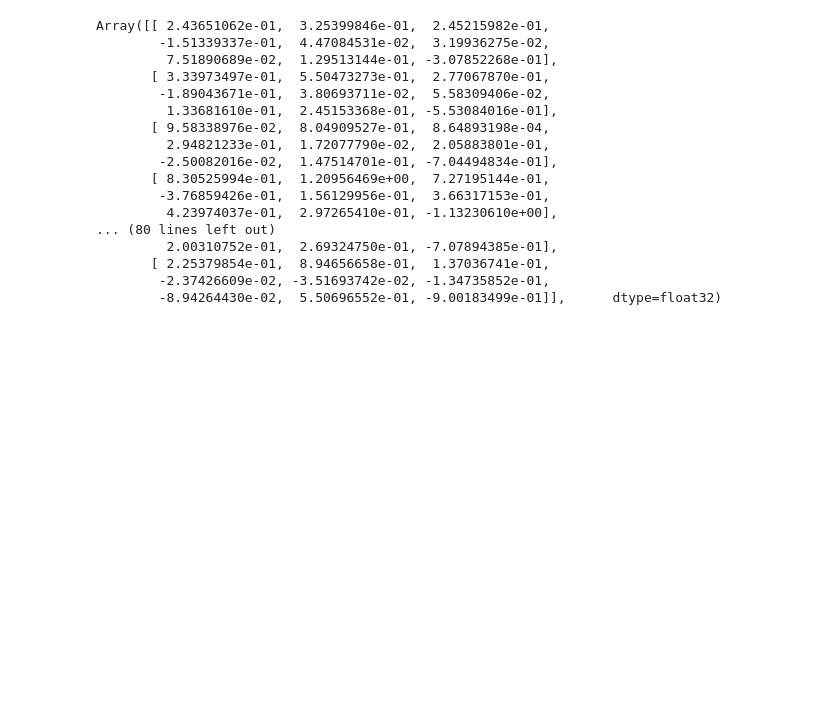
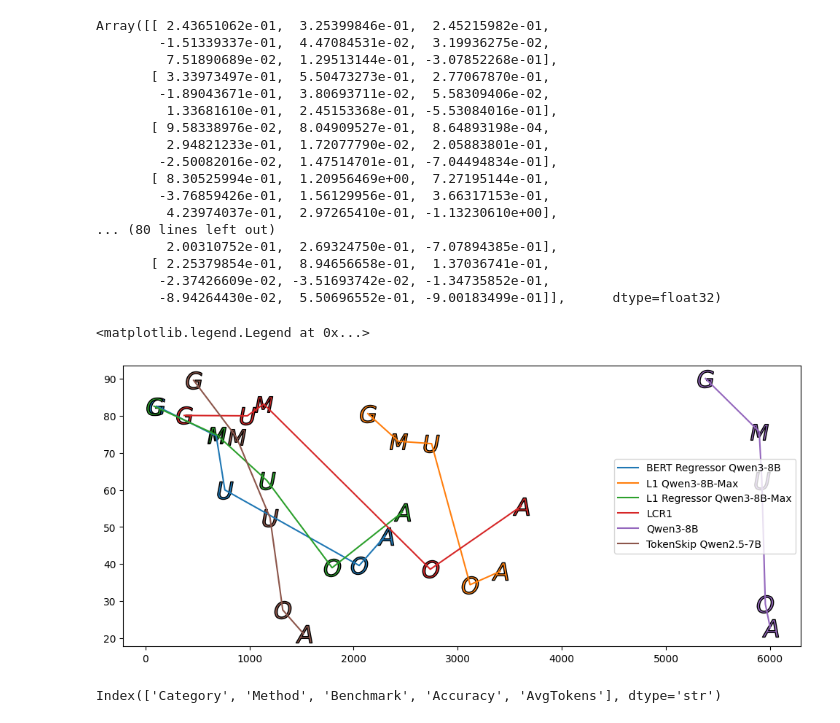
Before and after one commit to viktorvesely/liquid, a Jupyter notebook: liquid_jax/testing.ipynb, the cells around one changed output. Saved outputs shown, nothing was run; the diff lists cells and outputs as text; code cells hidden in the pictures; blank space fills up the shorter version.

```diff
--- a/liquid_jax/testing.ipynb
+++ b/liquid_jax/testing.ipynb
@@ -107,3 +107,53 @@ Array([[ 2.43651062e-01,  3.25399846e-01,  2.45215982e-01,
        [ 2.25379854e-01,  8.94656658e-01,  1.37036741e-01,
         -2.37426609e-02, -3.51693742e-02, -1.34735852e-01,
         -8.94264430e-02,  5.50696552e-01, -9.00183499e-01]],      dtype=float32)
+# %%
+from matplotlib import pyplot as plt
+import pandas as pd
+
+df = pd.read_csv("./model_performance_data.csv")
+
+df = pd.wide_to_long(
+    df,
+    stubnames=['Accuracy', 'AvgTokens'],
+    i=['Category', 'Method'],
+    j='Benchmark',
+    sep='_',
+    suffix='.*'
+).reset_index()
+
+
+fig, ax = plt.subplots(figsize=(12, 5))
+
+for method, g in df.groupby("Method"):
+    g = g.sort_values("AvgTokens")
+
+    # plot line and capture color
+    line, = ax.plot(g["AvgTokens"], g["Accuracy"], label=method)
+
+    for _, row in g.iterrows():
+
+        letter = row["Benchmark"]
+        if letter == "AMC":
+            letter = "U"
+        else:
+            letter = letter[0]
+        # scatter using the same color as the line
+        ax.scatter(
+            row["AvgTokens"],
+            row["Accuracy"],
+            marker=f"${letter}$",
+            s=300,
+            facecolors=line.get_color(),
+            edgecolors="black",
+            linewidths=1
+        )
+
+ax.legend()
+# %% [output]
+<matplotlib.legend.Legend at 0x...>
+[figure, added]
+# %%
+df.columns
+# %% [output]
+Index(['Category', 'Method', 'Benchmark', 'Accuracy', 'AvgTokens'], dtype='str')
```
Also changed, not shown: parts of 5 cells of this notebook, 3 other files.
